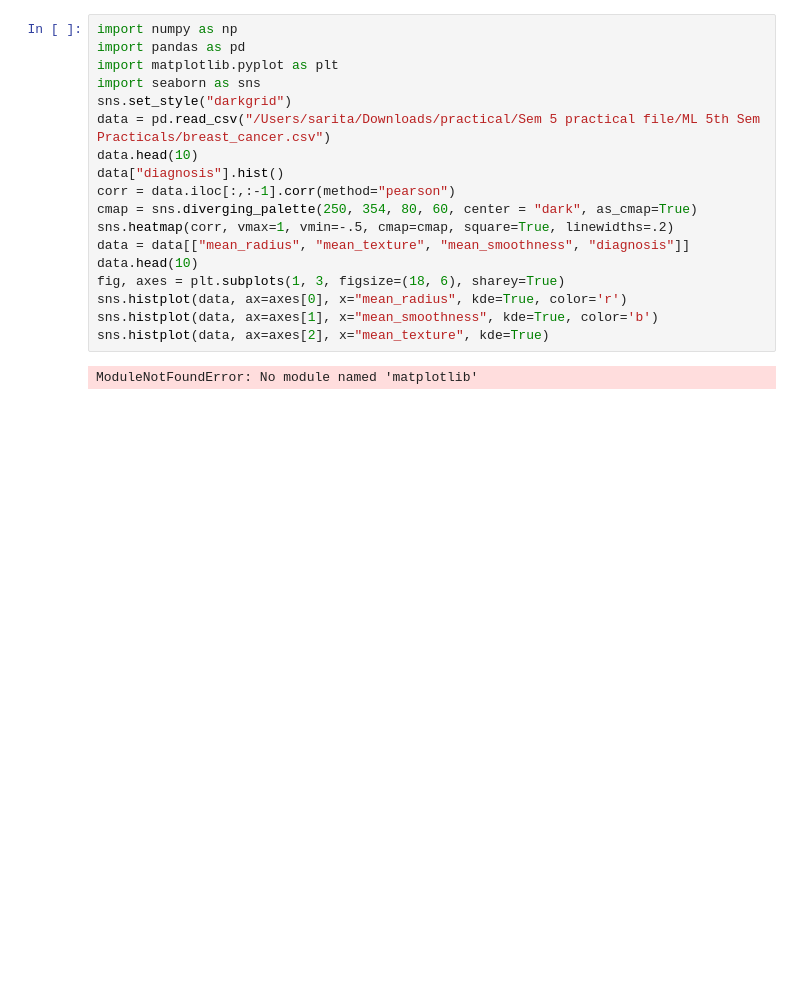
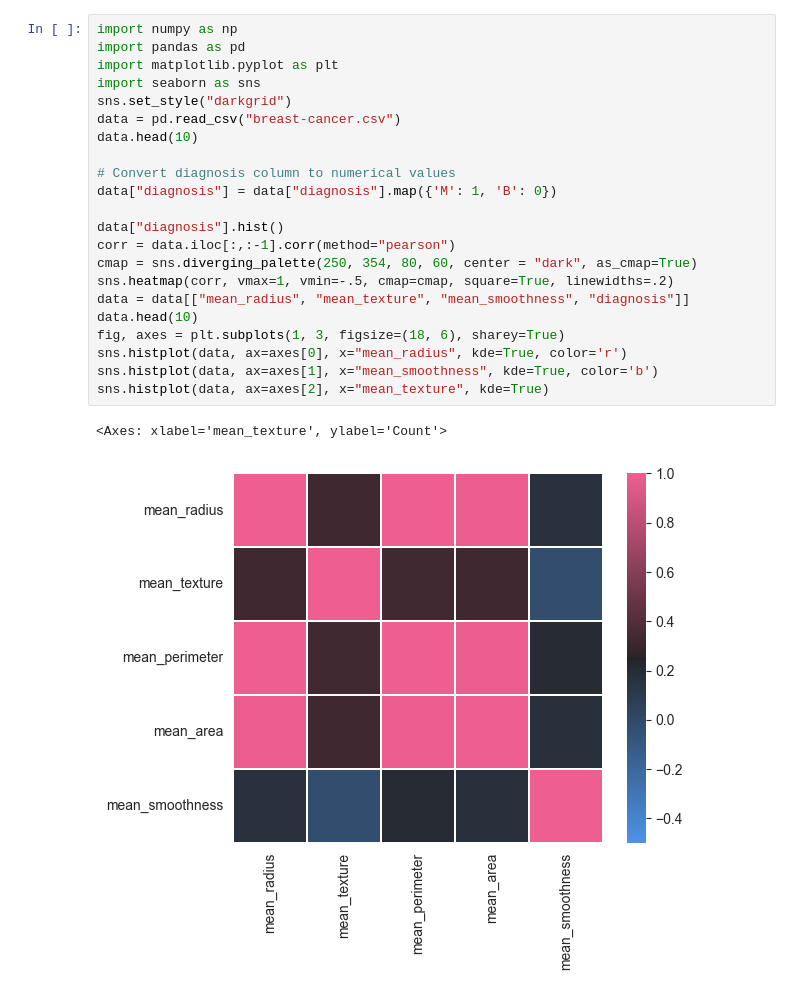
Before and after one commit to Sarita-021/ML-5th-Sem-Practicals, a Jupyter notebook: naiveBayes.ipynb, the cells around one changed output. Cells and saved outputs as stored; diff of their text form; blank space fills up the shorter version.

```diff
--- a/naiveBayes.ipynb
+++ b/naiveBayes.ipynb
@@ -1,20 +1,25 @@
 # %%
 import numpy as np
 import pandas as pd
 import matplotlib.pyplot as plt
 import seaborn as sns
 sns.set_style("darkgrid")
-data = pd.read_csv("/Users/sarita/Downloads/practical/Sem 5 practical file/ML 5th Sem Practicals/breast_cancer.csv")
+data = pd.read_csv("breast-cancer.csv")
 data.head(10)
+
+# Convert diagnosis column to numerical values
+data["diagnosis"] = data["diagnosis"].map({'M': 1, 'B': 0})
+
 data["diagnosis"].hist()
 corr = data.iloc[:,:-1].corr(method="pearson")
 cmap = sns.diverging_palette(250, 354, 80, 60, center = "dark", as_cmap=True)
 sns.heatmap(corr, vmax=1, vmin=-.5, cmap=cmap, square=True, linewidths=.2)
 data = data[["mean_radius", "mean_texture", "mean_smoothness", "diagnosis"]]
 data.head(10)
 fig, axes = plt.subplots(1, 3, figsize=(18, 6), sharey=True)
 sns.histplot(data, ax=axes[0], x="mean_radius", kde=True, color='r')
 sns.histplot(data, ax=axes[1], x="mean_smoothness", kde=True, color='b')
 sns.histplot(data, ax=axes[2], x="mean_texture", kde=True)
 # %% [output]
-ModuleNotFoundError: No module named 'matplotlib'
+<Axes: xlabel='mean_texture', ylabel='Count'>
+[figure, added]
```
Also changed, not shown: parts of 2 cells of this notebook, 5 other files.
